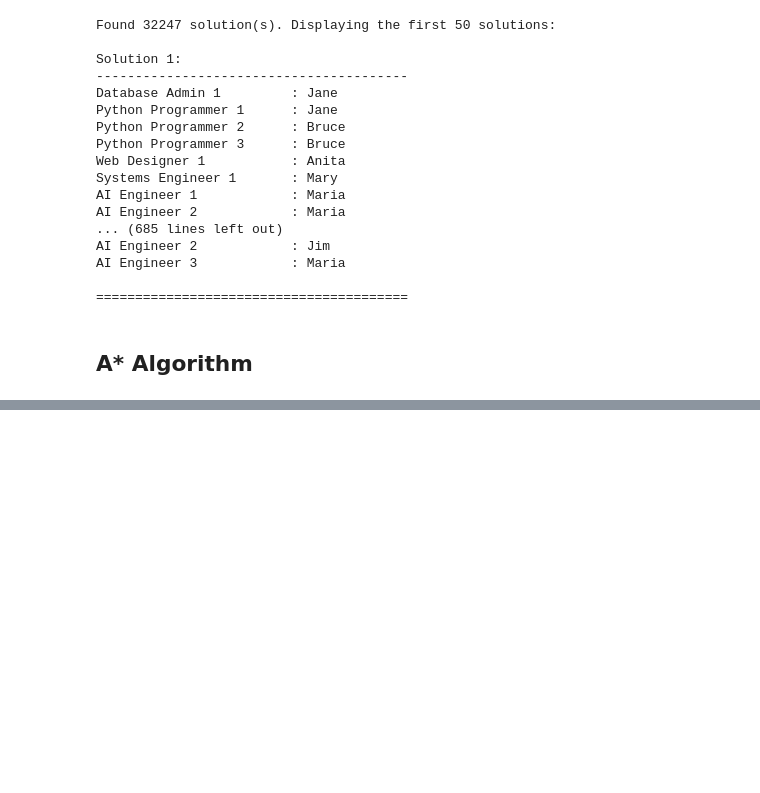
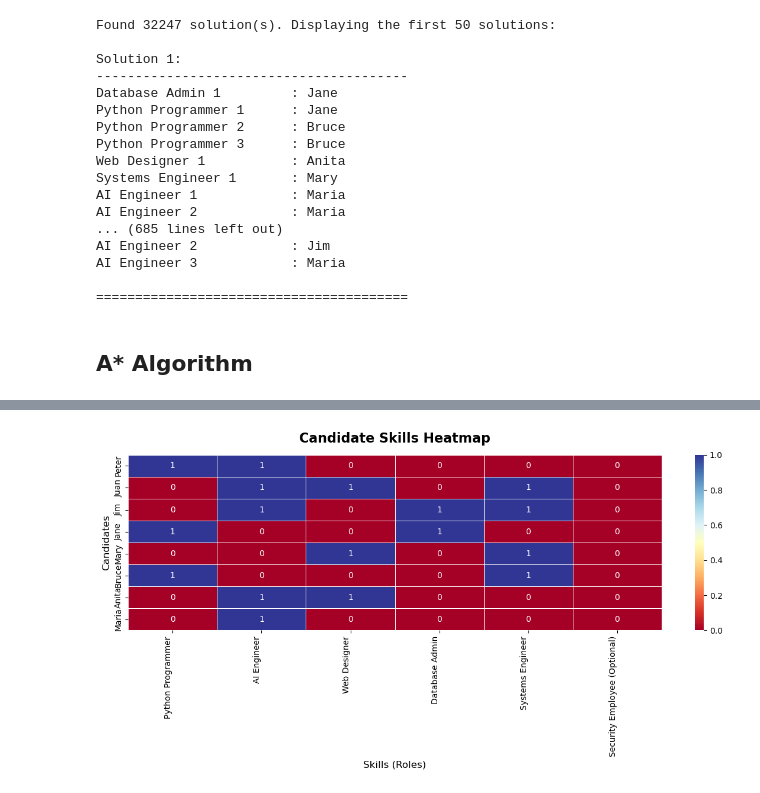
Before and after one commit to missalexityy/ca2-integrated-2021258, a Jupyter notebook: AlessandraCaballero_AI_DV_ICA.ipynb, the cells around one changed output, grey strips where cells are left out. Cells and saved outputs as stored; diff of their text form; code cells hidden in the pictures; blank space fills up the shorter version.

Commit message:
Heatmap Visualisation for Scenario 2

```diff
--- a/AlessandraCaballero_AI_DV_ICA.ipynb
+++ b/AlessandraCaballero_AI_DV_ICA.ipynb
@@ -911,0 +945,33 @@ for role, person in solution.items():
+# %%
+#Define the candidates and their abilities for Scenario 2
+candidates = {
+    "Peter": ["Python Programmer", "AI Engineer"],
+    "Juan": ["Web Designer", "Systems Engineer", "AI Engineer"],
+    "Jim": ["AI Engineer", "Database Admin", "Systems Engineer"],
+    "Jane": ["Python Programmer", "Database Admin"],
+    "Mary": ["Web Designer", "Security Employee", "Systems Engineer"],
+    "Bruce": ["Systems Engineer", "Python Programmer"],
+    "Anita": ["Web Designer", "AI Engineer"],
+    "Maria": ["Multimedia", "AI Engineer", "Security Employee"]
+}
+
+#Define the roles that will be displayed in the heatmap
+roles = ["Python Programmer", "AI Engineer", "Web Designer", "Database Admin", "Systems Engineer", "Security Employee (Optional)"]
+
+#Create a binary matrix of skills for the heatmap
+skills_matrix = pd.DataFrame([
+    {role: int(role in skills) for role in roles} for skills in candidates.values()
+], index=candidates.keys())
+
+#Plot the heatmap
+plt.figure(figsize=(12, 6))
+sns.heatmap(skills_matrix, annot=True, cmap="RdYlBu", cbar=True, linewidths=0.5)
+plt.title("Candidate Skills Heatmap", fontsize=16, fontweight="bold", pad=15)
+plt.xlabel("Skills (Roles)", fontsize=12)
+plt.ylabel("Candidates", fontsize=12)
+plt.xticks(ha="right", fontsize=10)
+plt.yticks(fontsize=10)
+plt.tight_layout()
+plt.show()
+# %% [output]
+[figure, added]
```
Also changed, not shown: parts of 5 cells of this notebook.
